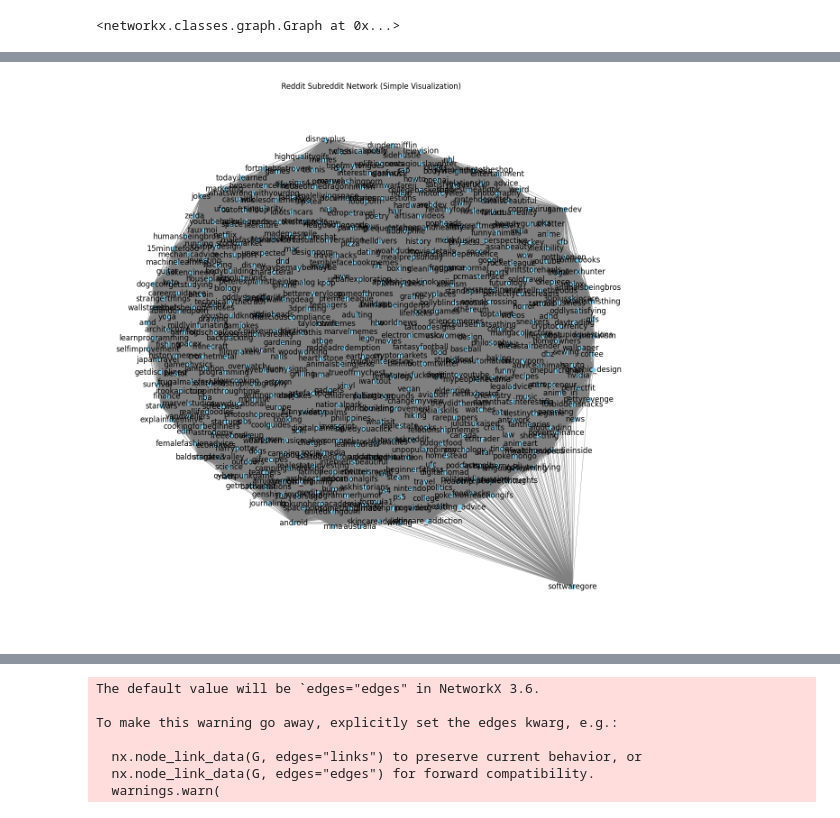
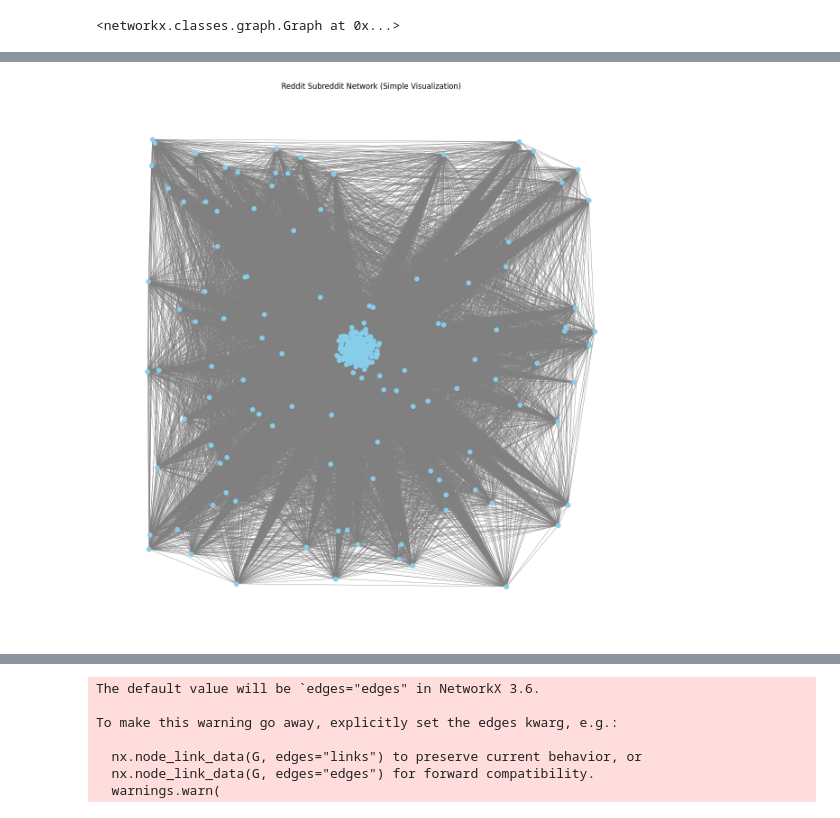
Before and after one commit to Donyl-Alcantara/Accesslab_MiniProject_Alcantara-Vocal, a Jupyter notebook: 04 Network Topology.ipynb, the cells around one changed output, grey strips where cells are left out. Drawn from its saved outputs; the diff is of its cells as text; code cells hidden in the pictures.

```diff
--- a/04 Network Topology.ipynb
+++ b/04 Network Topology.ipynb
@@ -756,0 +881,12 @@ adjacency_matrix.eliminate_zeros()
+# %%
+# Apply the 97k threshold temporarily
+temp_matrix = adjacency_matrix.copy()
+temp_matrix.data[temp_matrix.data < 97031] = 0
+temp_matrix.eliminate_zeros()
+
+# Count how many subreddits still have at least one connection
+connected_count = (temp_matrix.getnnz(axis=1) > 0).sum()
+isolated_count = 500 - connected_count
+
+print(f"Subreddits with connections: {connected_count}")
+print(f"Subreddits now isolated (0 connections): {isolated_count}")
@@ -760,3 +1661,7 @@ reddit_network = nx.from_scipy_sparse_array(adjacency_matrix)
 reddit_network
 # %% [output]
 <networkx.classes.graph.Graph at 0x...>
+# %%
+# try
+reddit_network_pruned = nx.from_scipy_sparse_array(temp_matrix)
+reddit_network_pruned
@@ -777,6 +1691,17 @@ subreddit_list = subreddit_list["subreddit"].tolist()
 # map to assign names to nodes
 mapping = dict(enumerate(subreddit_list))
 reddit_network = nx.relabel_nodes(reddit_network, mapping)
+# %%
+# try
+# assign
+
+# import previously processed list
+subreddit_list = pd.read_csv('data/subreddits.csv')
+subreddit_list = subreddit_list["subreddit"].tolist()
+
+# map to assign names to nodes
+mapping = dict(enumerate(subreddit_list))
+reddit_network_pruned = nx.relabel_nodes(reddit_network_pruned, mapping)
 # %%
 # Inspect Edge Weights
 weights = [d['weight'] for _,_,d in reddit_network.edges(data=True)]
@@ -788,19 +1712,19 @@ print(np.percentile(weights, [50,75,90,95,99]))
 # %%
 # Simple spring layout (force-directed)
-pos = nx.spring_layout(reddit_network, seed=42, k=0.3)
+pos = nx.spring_layout(reddit_network_pruned, seed=42, k=0.3)
 
 # Draw nodes and edges
 plt.figure(figsize=(12, 12))
 nx.draw(
     reddit_network,
     pos=pos,
     node_size=50,        # keep small for large networks
     node_color="skyblue",
     edge_color="gray",
     width=0.5,           # thin edges
-    with_labels=True   # no labels yet for clarity
+    with_labels=False   # no labels yet for clarity
 )
 plt.title("Reddit Subreddit Network (Simple Visualization)")
 plt.show()
 # %% [output]
-[figure, old version]
+[figure, new version]
```
Also changed, not shown: parts of 48 cells of this notebook.
